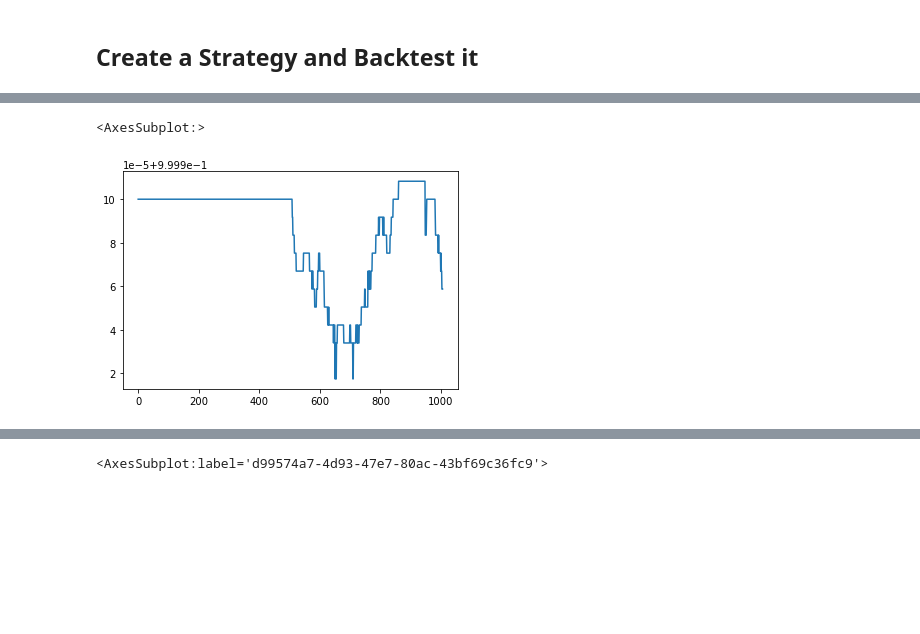
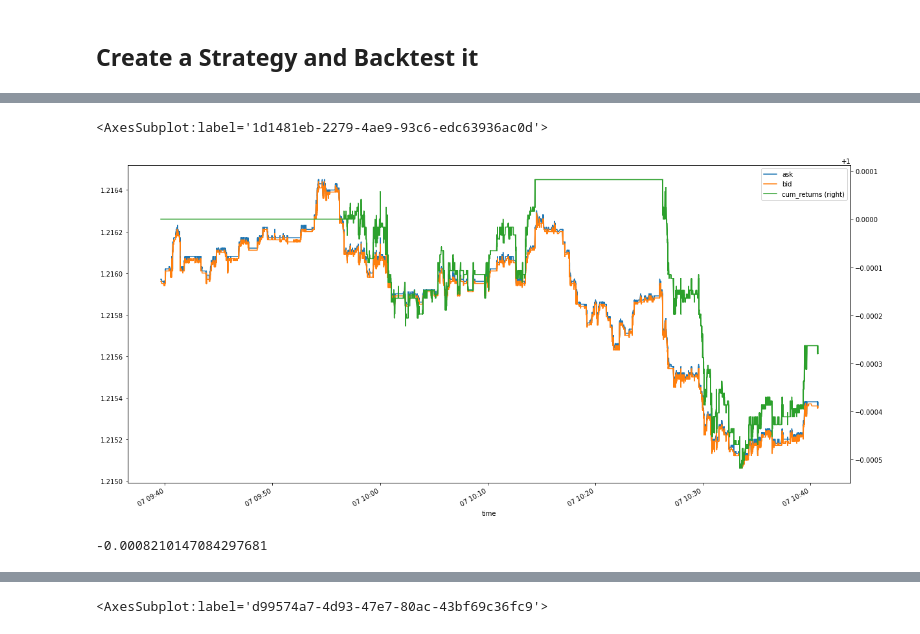
Before and after one commit to jaNGOB/IB_trader, a Jupyter notebook: tests.ipynb, the cells around one changed output, grey strips where cells are left out. Drawn from its saved outputs; the diff is of its cells as text; code cells hidden in the pictures; blank space fills up the shorter version.

```diff
--- a/tests.ipynb
+++ b/tests.ipynb
@@ -70,7 +127,10 @@ def backtest(temp):
     long = False
 
     trades = 0
-    thres = 0.7
+    profit = 0.0001
+
+    up_thres = 20
+    low_thres = 0
 
     amount = 1
     long_price = None
@@ -78,17 +138,23 @@ def backtest(temp):
 
     for index, row in temp.iterrows():
 
-        if row['ratio_ma'] > thres and not long:
+        if index%100 == 0:
+            #up_thres = row['upper']
+            low_thres = row['lower']
 
-            print('Long {} {} '.format(row['ask'], row['spread']))
+        if low_thres >= row['ask'] and not long:
+
+            print('{} Long {} {} '.format(index, row['ask'], row['upper']))
             trades += 1
             long = True
             long_price = row['ask']
+            up_thres = low_thres+profit
+            print(up_thres)
             ret.append(0)
 
-        elif long and row['ratio_ma'] < (0.5):
+        elif long and up_thres <= row['bid']:
 
-            print('Close Long {} {}'.format(row['bid'], row['spread']))
+            print('{} Close Long {} {}'.format(index, row['bid'], row['lower']))
             long = False
             long_ret = ((100 / long_price * row['bid']) - 100) / 100 * amount
             ret.append(long_ret)
@@ -96,8 +162,8 @@ def backtest(temp):
 
         elif long:
 
-            long_ret = ((100 / long_price * row['bid']) - 100) / 100 * amount
-            long_price = row['bid']
+            long_ret = ((100 / long_price * row['ask']) - 100) / 100 * amount
+            long_price = row['ask']
             ret.append(long_ret)
 
         else:
@@ -118,10 +187,16 @@ Long 1.21134 2.999999999997449e-05
 2 trades were made
 backtest finished
-# %%
-ret.cum_returns.plot()
-# %% [output]
-<AxesSubplot:>
-[figure, removed]
+# %%
+plt_df.ask.plot(figsize=(20,10), legend=True)
+plt_df.bid.plot(legend=True)
+ret.cum_returns.plot(secondary_y = True, legend=True)
+# %% [output]
+<AxesSubplot:label='1d1481eb-2279-4ae9-93c6-edc63936ac0d'>
+[figure, added]
+# %%
+(ret.cum_returns[-1]-1)*100
+# %% [output]
+-0.0008210147084297681
 # %%
 df['ratio'] = (df.bidSize / (df.askSize+df.bidSize))
 df['spread'] = df.ask - df.bid
```
Also changed, not shown: parts of 14 cells of this notebook.
